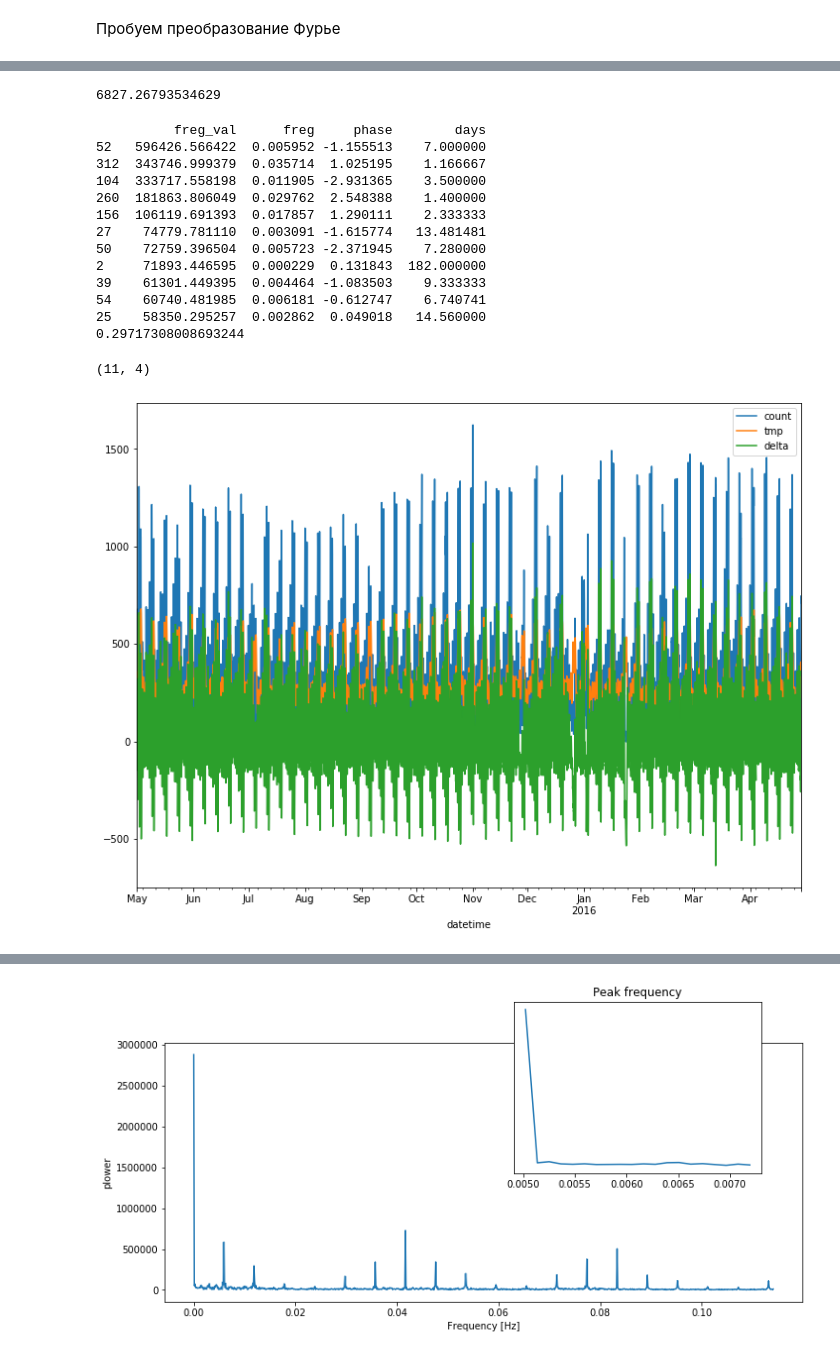
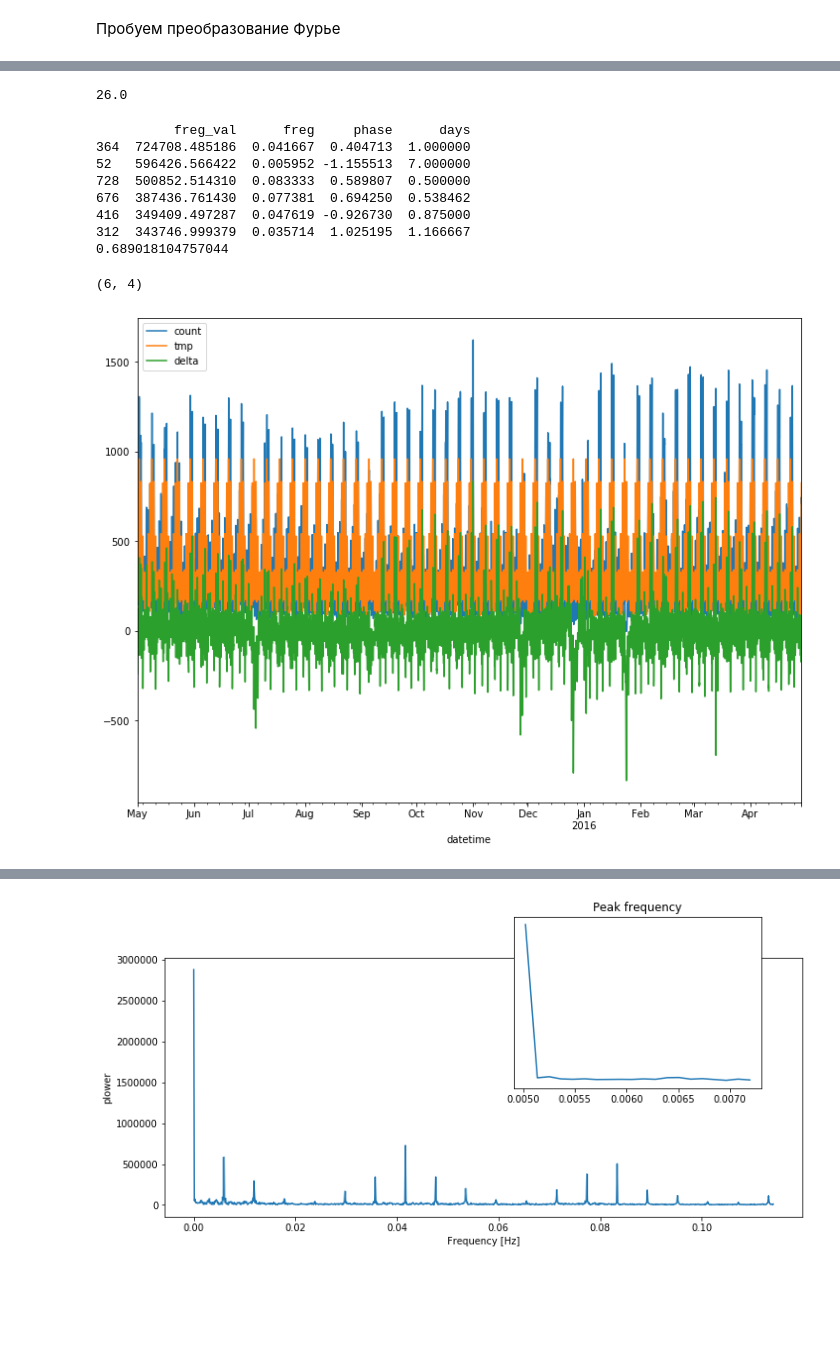
Before and after one commit to dminikorenb/DataLearning, a Jupyter notebook: 3-Taxi/dminik6_part3_w3.ipynb, the cells around one changed output, grey strips where cells are left out. Drawn from its saved outputs; the diff is of its cells as text; code cells hidden in the pictures; blank space fills up the shorter version.

```diff
--- a/3-Taxi/dminik6_part3_w3.ipynb
+++ b/3-Taxi/dminik6_part3_w3.ipynb
@@ -269,7 +269,8 @@ df_fft.shape
-# %%
-df_fft['freg_val'].mean()
-# %% [output]
-6827.26793534629
+# %%
+# df_fft['freg_val'].mean()
+182 / 7
+# %% [output]
+26.0
 # %%
 rcParams['figure.figsize'] = 12, 9
 stmp = s.head(7*52*24).copy()
@@ -288,50 +289,48 @@ df_fft['days'] = 1. / (24.* df_fft['freg'])
 df_fft.sort_values(by='freg_val', ascending=False, inplace=True)
 # df_freg = df_fft[ (df_fft.freg  == 0.) | ( abs(df_fft.days - round(df_fft.days)) < 0.001) ].head(10)
 #df_freg = df_fft[   abs(df_fft.days - round(df_fft.days)) < 0.001 ].head(10)
 # df_freg = df_fft[ (df_fft.freg  > 0.) & (df_fft.days >= 1.) ].head(100)
-df_freg = df_fft[(df_fft.freg  > 0.) &  (df_fft.days  > 1.)  & (df_fft.freg_val > 28450. * 2.5)  ] # .head(50)
-print(df_freg)
+# df_freg = df_fft[(df_fft.freg  > 0.) &  (df_fft.days  > 1.)  & (df_fft.freg_val > 28450. * 2.5)  ] # .head(50)
+df_freg = df_fft[(df_fft.freg  > 0.) &  (df_fft.days  >= 0.)].head(6)
+# print(df_freg.sort_values(by='days') )
+print(df_freg )
 X = []
 lval = df_freg['freg_val'].values.tolist()
 # lfregs = df_freg['freg'].values.tolist()
 lfregs = df_freg['days'].values.tolist()
+# lfregs = [1., 2., 7., 9., 14., 28., 30., 182., 364.]
 lphase = df_freg['phase'].values.tolist()
 
 for i in range(0, len(stmp)):
 #     lx = [val * math.sin(phase + i*2.*math.pi / freg )  for val, freg, phase in zip(lval, lfregs, lphase)]
     lx = [ math.sin(i* 2.*math.pi/(freg * 24)) for freg in lfregs] +  [ math.cos(i* 2.*math.pi/(freg * 24)) for freg in lfregs]
 
     X.append(lx)
 
 lr = LinearRegression()
 lr.fit( X , stmp['count'].values)
 print(lr.score(X , stmp['count'].values))
 y_test = lr.predict(X)
 
 
 stmp['tmp'] = y_test
 # stmp['tmp'].plot()
 stmp['delta'] = stmp['count'] - stmp['tmp']
 stmp[['count',  'tmp', 'delta']].plot()
 
 df_freg.shape
 # df_freg
 # %% [output]
-          freg_val      freg     phase        days
-52   596426.566422  0.005952 -1.155513    7.000000
-312  343746.999379  0.035714  1.025195    1.166667
-104  333717.558198  0.011905 -2.931365    3.500000
-260  181863.806049  0.029762  2.548388    1.400000
-156  106119.691393  0.017857  1.290111    2.333333
-27    74779.781110  0.003091 -1.615774   13.481481
-50    72759.396504  0.005723 -2.371945    7.280000
-2     71893.446595  0.000229  0.131843  182.000000
-39    61301.449395  0.004464 -1.083503    9.333333
-54    60740.481985  0.006181 -0.612747    6.740741
-25    58350.295257  0.002862  0.049018   14.560000
-0.29717308008693244
+          freg_val      freg     phase      days
+364  724708.485186  0.041667  0.404713  1.000000
+52   596426.566422  0.005952 -1.155513  7.000000
+728  500852.514310  0.083333  0.589807  0.500000
+676  387436.761430  0.077381  0.694250  0.538462
+416  349409.497287  0.047619 -0.926730  0.875000
+312  343746.999379  0.035714  1.025195  1.166667
+0.689018104757044
-(11, 4)
+(6, 4)
-[figure, old version]
+[figure, new version]
 # %%
 dftest =  adfuller(stmp['delta'], autolag=None, maxlag=24*2)
 dfoutput = pd.Series(dftest[0:4], index=['Test Statistic','p-value','#Lags Used','Number of observations Used'])
```
Also changed, not shown: parts of 4 cells of this notebook.
